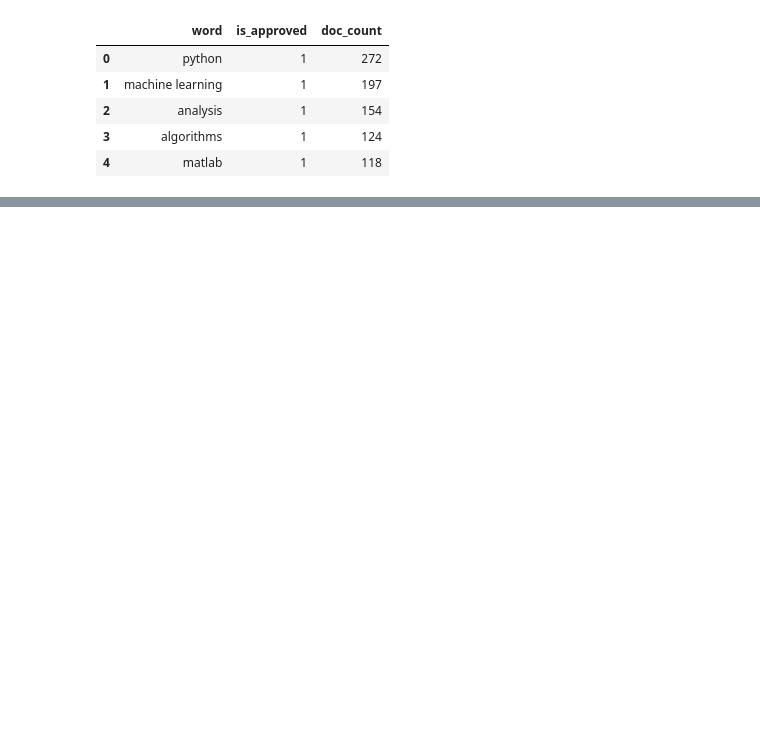
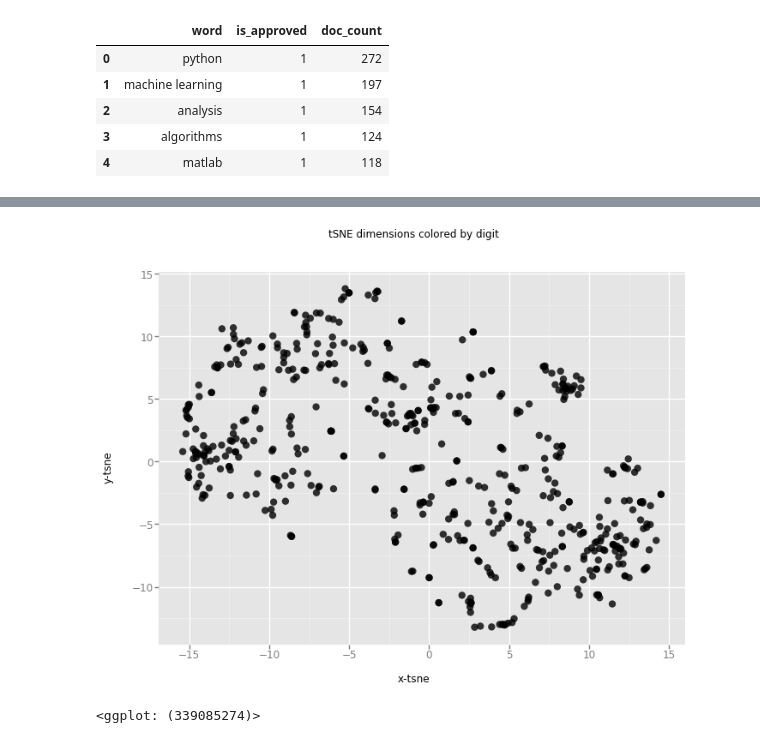
Before and after one commit to data-skeptic/dataskeptic.com, a Jupyter notebook: notebooks/elastic-search-keyword-CLEANED.ipynb, the cells around one changed output, grey strips where cells are left out. Saved outputs shown, nothing was run; the diff lists cells and outputs as text; code cells hidden in the pictures; blank space fills up the shorter version.

```diff
--- a/notebooks/elastic-search-keyword-CLEANED.ipynb
+++ b/notebooks/elastic-search-keyword-CLEANED.ipynb
@@ -455,0 +395,11 @@ list(d_all['hits']['hits'][0]['_source'].keys())
+# %%
+def make_pca_model(n_comp):
+    pca = PCA(n_components=n_comp)
+    x = match_df_pca.loc[:, cols].values
+    principalComponents = pca.fit_transform(x)
+    principalDf = pd.DataFrame(data = principalComponents, columns = ['component'+str(x) for x in range(1,n_comp+1)])
+    finalDf = pd.concat([match_df_p[['id']],principalDf], axis = 1)
+    print(sum(pca.explained_variance_ratio_))
+    return finalDf
+# %%
+aa = make_pca_model(8)
@@ -455,0 +408,11 @@ list(d_all['hits']['hits'][0]['_source'].keys())
+# %%
+cols =  [col for col in aa.columns if col not in ['id']]
+bb = aa[cols]
+# %%
+n_sne = 539
+rndperm = np.random.permutation(bb.shape[0])
+time_start = time.time()
+tsne = TSNE(n_components=2, verbose=1, perplexity=40, n_iter=300)
+tsne_results = tsne.fit_transform(bb.loc[rndperm[:n_sne],cols].values)
+
+print ('t-SNE done! Time elapsed: {} seconds'.format(time.time()-time_start))
@@ -455,0 +428,9 @@ list(d_all['hits']['hits'][0]['_source'].keys())
+# %%
+df_tsne = match_df_p.loc[rndperm[:n_sne],:].copy()
+df_tsne['x-tsne'] = tsne_results[:,0]
+df_tsne['y-tsne'] = tsne_results[:,1]
+chart = ggplot( df_tsne, aes(x='x-tsne', y='y-tsne') ) + geom_point(size=70,alpha=0.8) + ggtitle("tSNE dimensions colored by digit")
+chart
+# %% [output]
+[figure, added]
+<ggplot: (339085274)>
```
Also changed, not shown: parts of 53 cells of this notebook.
